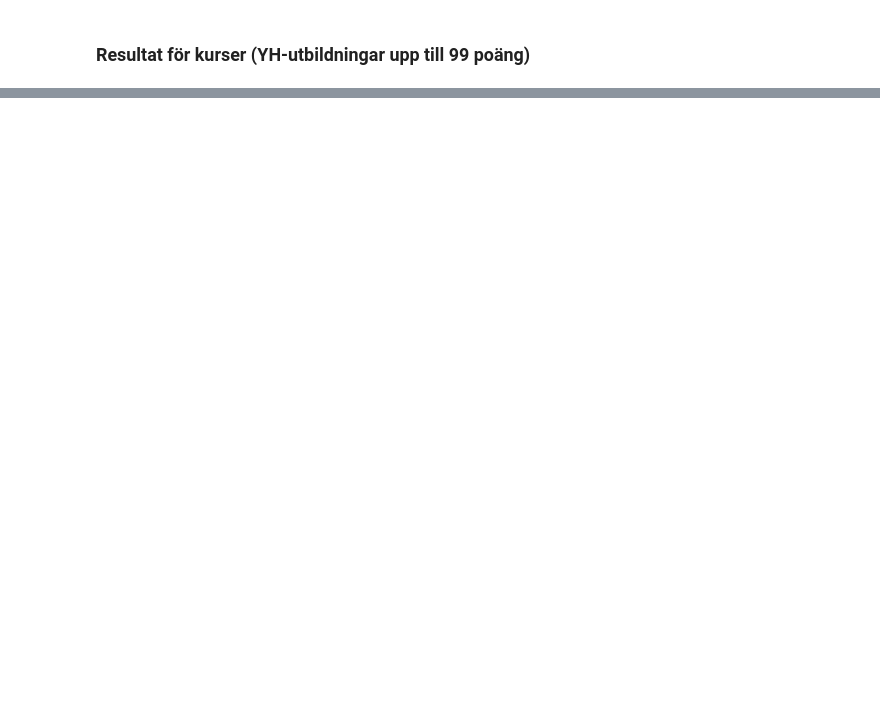
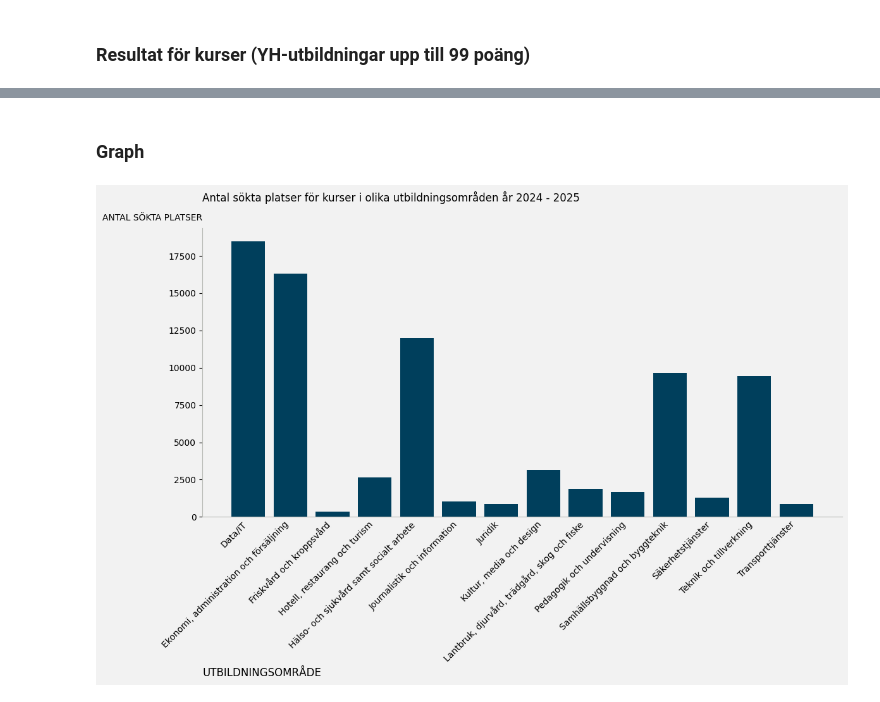
Before and after one commit to plyschbjorn/yh_project_the_skool_group4, a Jupyter notebook: EDA_filer/EDA_Eyoub.ipynb, the cells around one changed output, grey strips where cells are left out. Saved outputs shown, nothing was run; the diff lists cells and outputs as text; code cells hidden in the pictures; blank space fills up the shorter version.

```diff
--- a/EDA_filer/EDA_Eyoub.ipynb
+++ b/EDA_filer/EDA_Eyoub.ipynb
@@ -17,3 +17,9 @@ df.head()
 | 2 | MYH 2024/1002 | Avslag | Båstads kommun Akademi Båstad | Ekosystemtjänster i praktiken | Lantbruk, djurvård, trädgård, sko... | 0 | ... |
 | 3 | MYH 2024/1003 | Avslag | Båstads kommun Akademi Båstad | Hållbar dagvattenhantering i prak... | Lantbruk, djurvård, trädgård, sko... | 0 | ... |
 | 4 | MYH 2024/1004 | Avslag | Båstads kommun Akademi Båstad | Invasiva växter i utemiljöer | Lantbruk, djurvård, trädgård, sko... | 0 | ... |
+# %%
+df_inkomna_ansökningar = pd.read_excel(
+    "data/inkomna-ansokningar-2024-for-kurser.xlsx",
+)
+
+df_inkomna_ansökningar.head()
@@ -130,0 +192,38 @@ result_df.head()
+# %% [markdown]
+### Graph
+# %%
+ansökta_platser_utbildningsområde = ansökta_platser_utbildningsområde.drop("id", axis= 1).set_index("Sökt utbildningsområde")
+# %%
+import matplotlib.pylab as plt
+
+fig, ax = plt.subplots(figsize=(12, 8))
+
+ax.bar(
+    x=ansökta_platser_utbildningsområde.index,
+    height=ansökta_platser_utbildningsområde["Total ansökta platser"],
+    color="#003f5c"
+)
+
+# Ljusgrå bakgrund
+fig.patch.set_facecolor("#f2f2f2")
+ax.set_facecolor("#f2f2f2")
+
+# Remove clutter
+ax.spines[["top", "right"]].set_visible(False)
+ax.tick_params(axis="x", which="both", length=0)
+
+# Contrast
+ax.spines[["left", "bottom"]].set_color("#b9bbb6")
+ax.tick_params(axis="both")
+
+# Description and label
+ax.set_xticklabels(labels=ansökta_platser_utbildningsområde.index, rotation=45, ha="right")
+ax.set_title("Antal sökta platser för kurser i olika utbildningsområden år 2024 - 2025", fontsize=12, loc="left", pad=30)
+ax.set_ylabel("ANTAL SÖKTA PLATSER", loc="top", rotation=0)
+ax.yaxis.set_label_coords(0, 1.02)
+ax.set_xlabel("UTBILDNINGSOMRÅDE", loc="left", fontsize=12)
+
+fig.tight_layout()
+fig.show()
+# %% [output]
+[figure, added]
```
Also changed, not shown: parts of 15 cells of this notebook.
